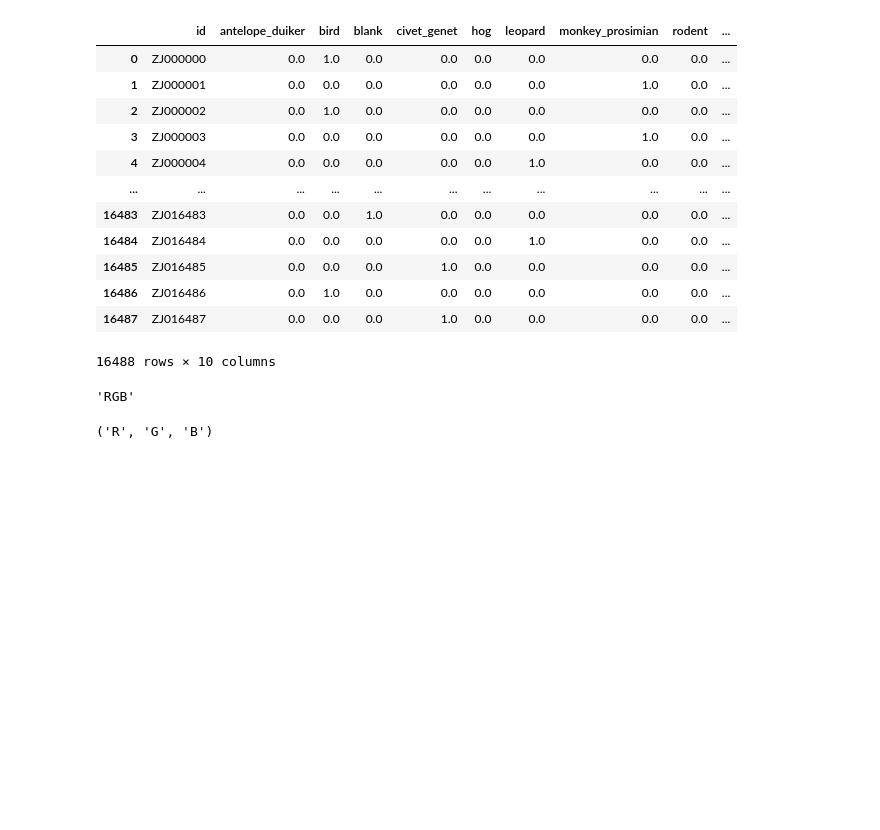
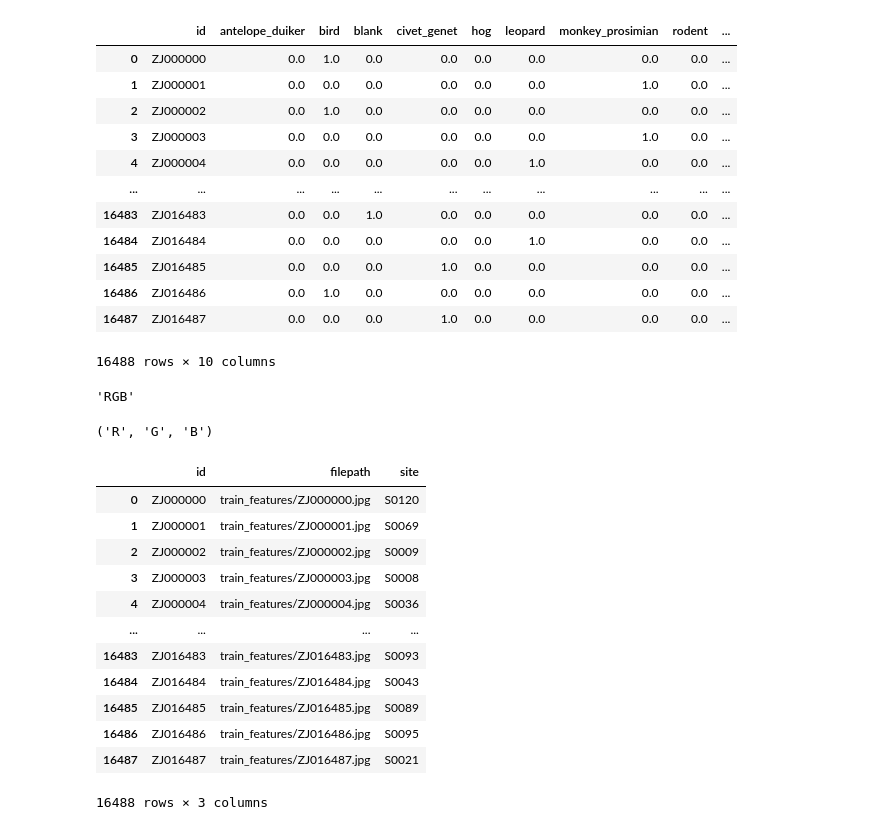
Before and after one commit to amannindra/DSS-Image-Classification, a Jupyter notebook: DSSAnimalClassification/dssTesting.ipynb, the cells around one changed output. Cells and saved outputs as stored; diff of their text form; code cells hidden in the pictures; blank space fills up the shorter version.

```diff
--- a/DSSAnimalClassification/dssTesting.ipynb
+++ b/DSSAnimalClassification/dssTesting.ipynb
@@ -303,0 +312,22 @@ bands
+# %%
+train_cvs = s3.get_object(Bucket=bucket_name, Key=train_features_csv)
+train_cvs = train_cvs["Body"].read()
+csv_buffer = BytesIO(train_cvs)
+df = pd.read_csv(csv_buffer)
+df
+
+# dataframe = pd.read_csv(train_cvs["Body"].read())
+# %% [output]
+|  | id | filepath | site |
+| 0 | ZJ000000 | train_features/ZJ000000.jpg | S0120 |
+| 1 | ZJ000001 | train_features/ZJ000001.jpg | S0069 |
+| 2 | ZJ000002 | train_features/ZJ000002.jpg | S0009 |
+| 3 | ZJ000003 | train_features/ZJ000003.jpg | S0008 |
+| 4 | ZJ000004 | train_features/ZJ000004.jpg | S0036 |
+| ... | ... | ... | ... |
+| 16483 | ZJ016483 | train_features/ZJ016483.jpg | S0093 |
+| 16484 | ZJ016484 | train_features/ZJ016484.jpg | S0043 |
+| 16485 | ZJ016485 | train_features/ZJ016485.jpg | S0089 |
+| 16486 | ZJ016486 | train_features/ZJ016486.jpg | S0095 |
+| 16487 | ZJ016487 | train_features/ZJ016487.jpg | S0021 |
+16488 rows × 3 columns
```
Also changed, not shown: parts of 7 cells of this notebook, 3 other files.
